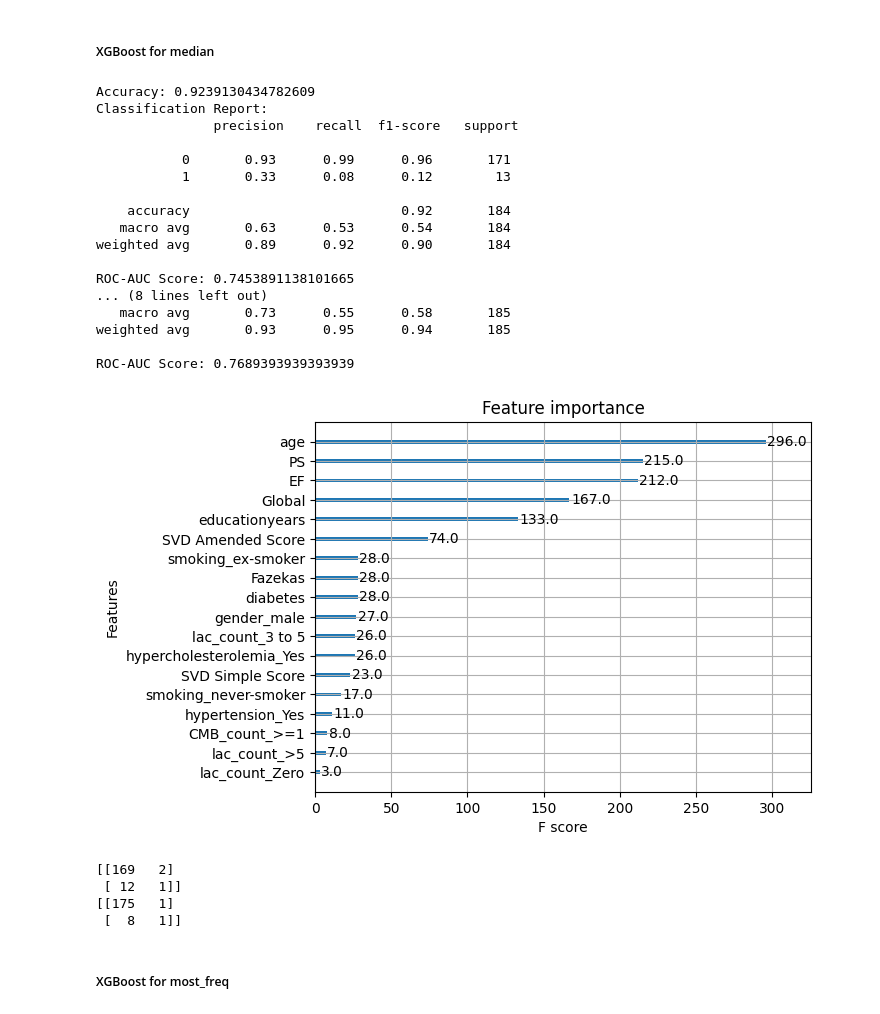
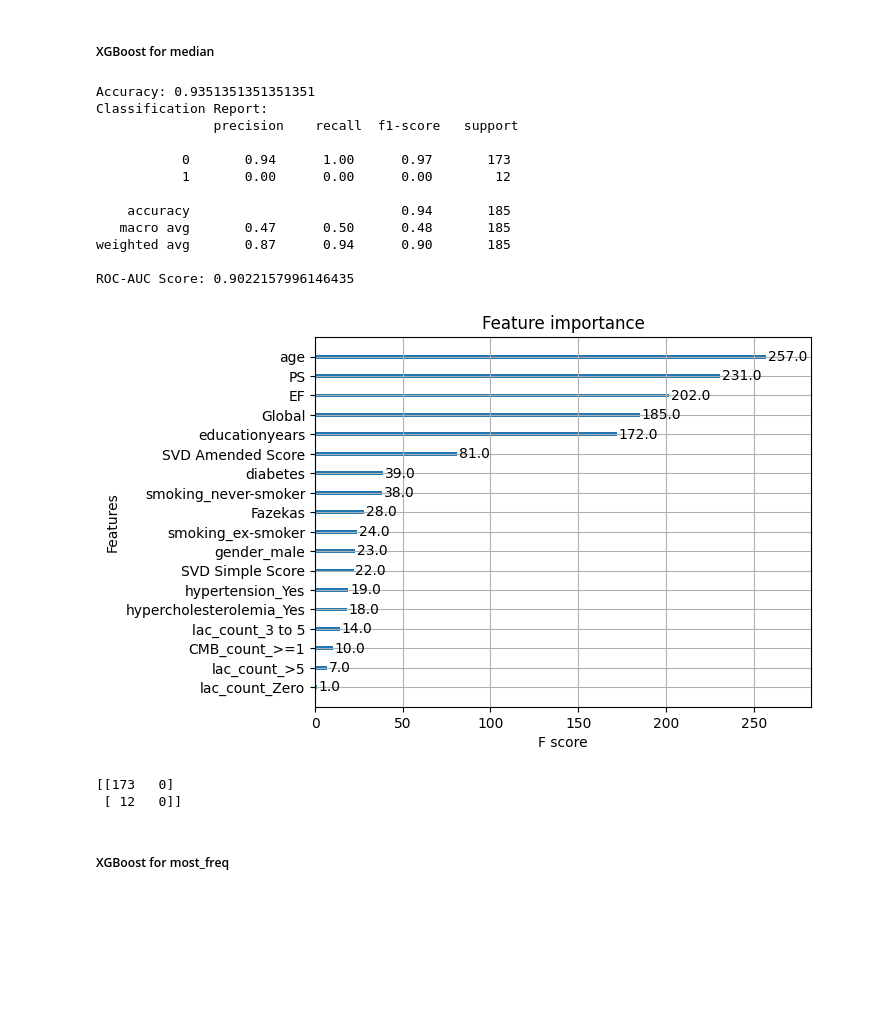
Before and after one commit to weijunnlim/Predict-dementia, a Jupyter notebook: Intern Project.ipynb, the cells around one changed output. Cells and saved outputs as stored; diff of their text form; code cells hidden in the pictures; blank space fills up the shorter version.

```diff
--- a/Intern Project.ipynb
+++ b/Intern Project.ipynb
@@ -252,52 +270,45 @@ ValueError: Found input variables with inconsistent numbers of samples: [185, 14
 # %%
 X = dataset_encoded_median.drop(['dementia_all', 'ID'], axis=1) #all features
 y = dataset_encoded_median['dementia_all'] #target
 
-X_train, X_test_val, y_train, y_test_val = train_test_split(X, y, test_size=0.2, random_state=123) #split into 118
-X_test, X_val, y_test, y_val = train_test_split(X_test_val, y_test_val, test_size = 0.5, random_state= 123) #50% of 20% is 10%
+X_train, X_test_val, y_train, y_test_val = train_test_split(X, y, test_size=0.2, random_state=123, stratify = y ) #split into 118
+X_test, X_val, y_test, y_val = train_test_split(X_test_val, y_test_val, test_size = 0.5, random_state= 123, stratify = y_test_val) #50% of 20% is 10%
 
 model.fit(X_train, y_train)
 # Evaluating based on validation set
 y_pred_val = model.predict(X_val)
 y_pred_proba_val = model.predict_proba(X_val)[:, 1]
 
 # Evaluating the model based on validation set
 accuracy = accuracy_score(y_val, y_pred_val)
 print(f"Accuracy: {accuracy}")
 print("Classification Report:\n", classification_report(y_val, y_pred_val))
 print("ROC-AUC Score:", roc_auc_score(y_val, y_pred_proba_val))
 
 # Feature importance
 import xgboost as xgb
 xgb.plot_importance(model) #fscore is how many times a feature is used in all trees
 plt.show()
 
 y_pred_matrix_val = (y_pred_proba_val > 0.5).astype(int)
 conf_matrix_val = confusion_matrix(y_val, y_pred_matrix_val)
 print(conf_matrix_val)
 # %% [output]
-Accuracy: 0.9239130434782609
+Accuracy: 0.9351351351351351
 Classification Report:
                precision    recall  f1-score   support
 
-           0       0.93      0.99      0.96       171
-           1       0.33      0.08      0.12        13
+           0       0.94      1.00      0.97       173
+           1       0.00      0.00      0.00        12
 
-    accuracy                           0.92       184
-   macro avg       0.63      0.53      0.54       184
-weighted avg       0.89      0.92      0.90       184
+    accuracy                           0.94       185
+   macro avg       0.47      0.50      0.48       185
+weighted avg       0.87      0.94      0.90       185
 
-ROC-AUC Score: 0.7453891138101665
-... (8 lines left out)
-   macro avg       0.73      0.55      0.58       185
-weighted avg       0.93      0.95      0.94       185
-
-ROC-AUC Score: 0.7689393939393939
+ROC-AUC Score: 0.9022157996146435
-[figure, old version]
+[figure, new version]
-[[169   2]
- [ 12   1]]
-[[175   1]
- [  8   1]]
+[[173   0]
+ [ 12   0]]
 # %% [markdown]
 ##### XGBoost for most_freq
 # %%
```
Also changed, not shown: parts of 12 cells of this notebook.
